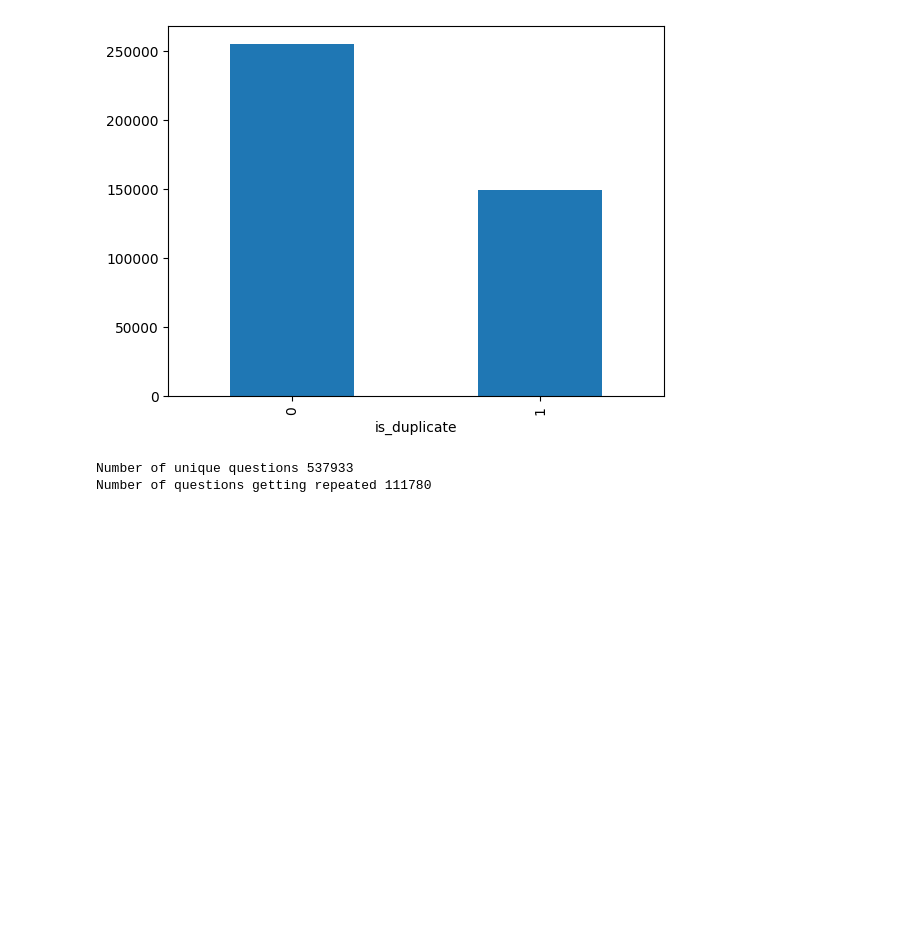
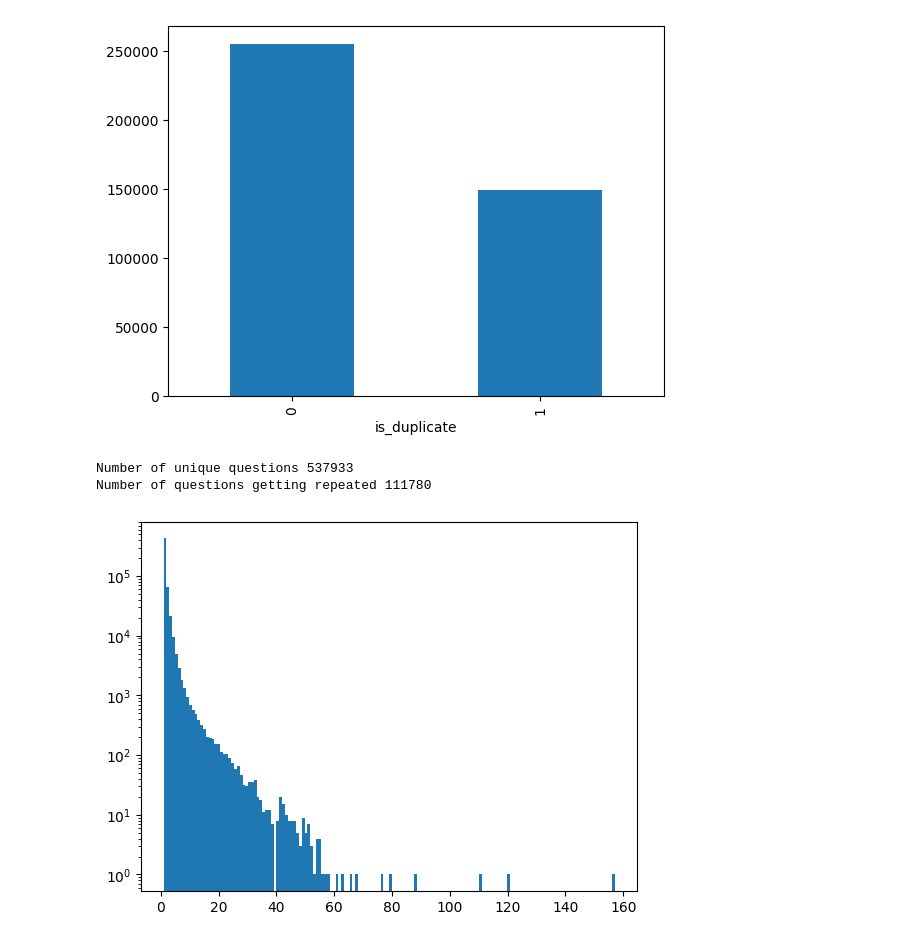
Before and after one commit to magaramol/Quora-Question-Pairs, a Jupyter notebook: Quora.ipynb, the cells around one changed output. Drawn from its saved outputs; the diff is of its cells as text; code cells hidden in the pictures; blank space fills up the shorter version.

```diff
--- a/Quora.ipynb
+++ b/Quora.ipynb
@@ -110,3 +110,13 @@ print('Number of questions getting repeated',x[x].shape[0])
 # %% [output]
 Number of unique questions 537933
 Number of questions getting repeated 111780
+# %%
+
+
+# Repeated questions histogram
+
+plt.hist(qid.value_counts().values,bins=160)
+plt.yscale('log')
+plt.show()
+# %% [output]
+[figure, added]
```
